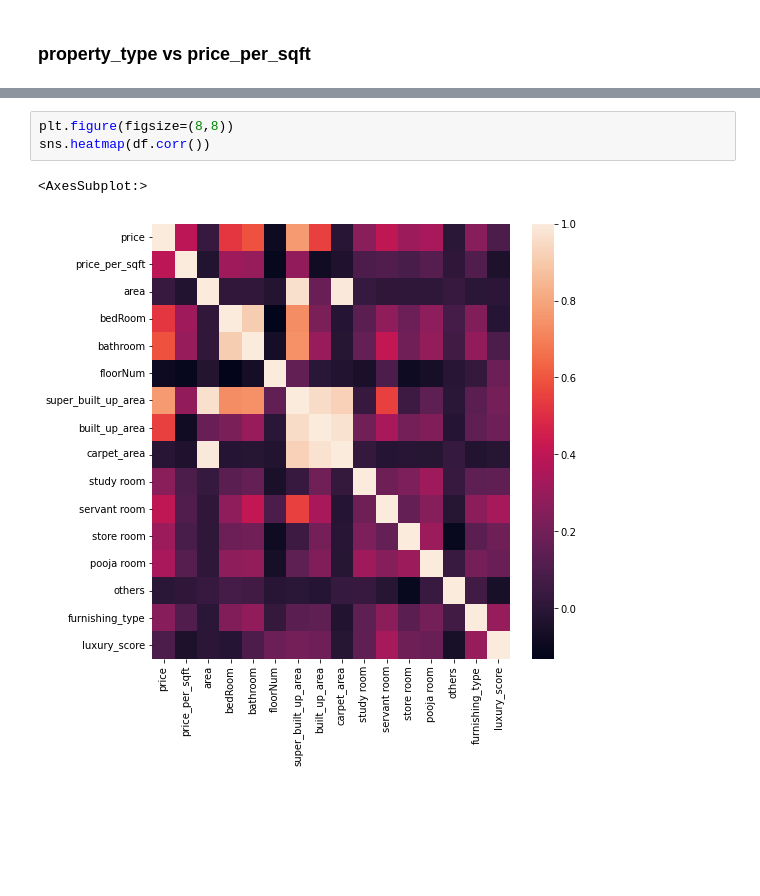
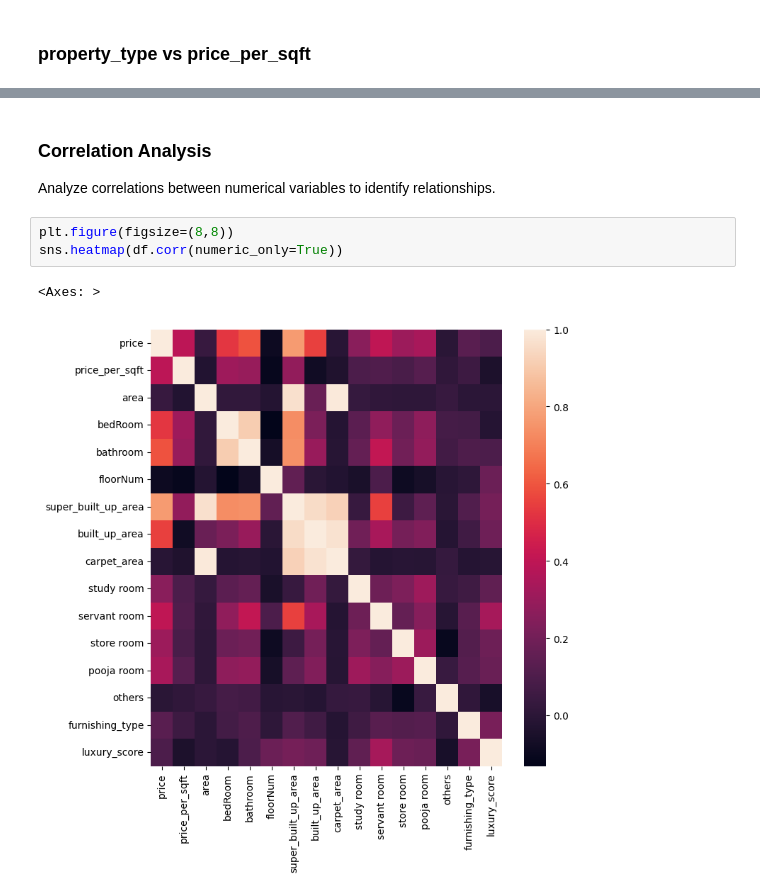
Before and after one commit to Areeb-Ahmd/Habitalytics-DataDrivenRealty, a Jupyter notebook: notebooks/04_eda/eda-multivariate-analysis.ipynb, the cells around one changed output, grey strips where cells are left out. Saved outputs shown, nothing was run; the diff lists cells and outputs as text; blank space fills up the shorter version.

```diff
--- a/notebooks/04_eda/eda-multivariate-analysis.ipynb
+++ b/notebooks/04_eda/eda-multivariate-analysis.ipynb
@@ -328,6 +518,10 @@ sns.scatterplot(df['luxury_score'],df['price'])
+# %% [markdown]
+### Correlation Analysis
+
+Analyze correlations between numerical variables to identify relationships.
 # %%
 plt.figure(figsize=(8,8))
-sns.heatmap(df.corr())
+sns.heatmap(df.corr(numeric_only=True))
 # %% [output]
-<AxesSubplot:>
+<Axes: >
-[figure, old version]
+[figure, new version]
```
Also changed, not shown: parts of 87 cells of this notebook, 1 other file.
